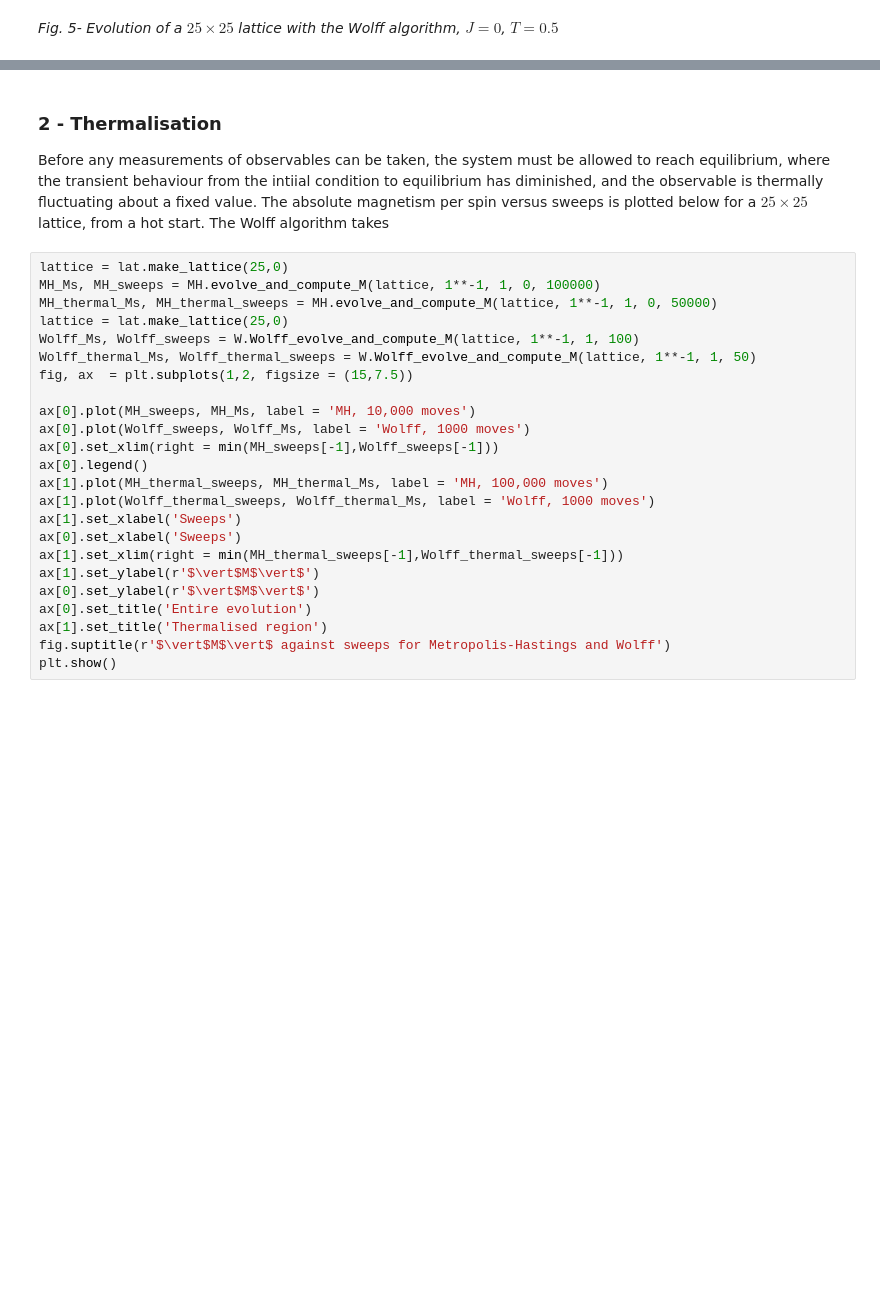
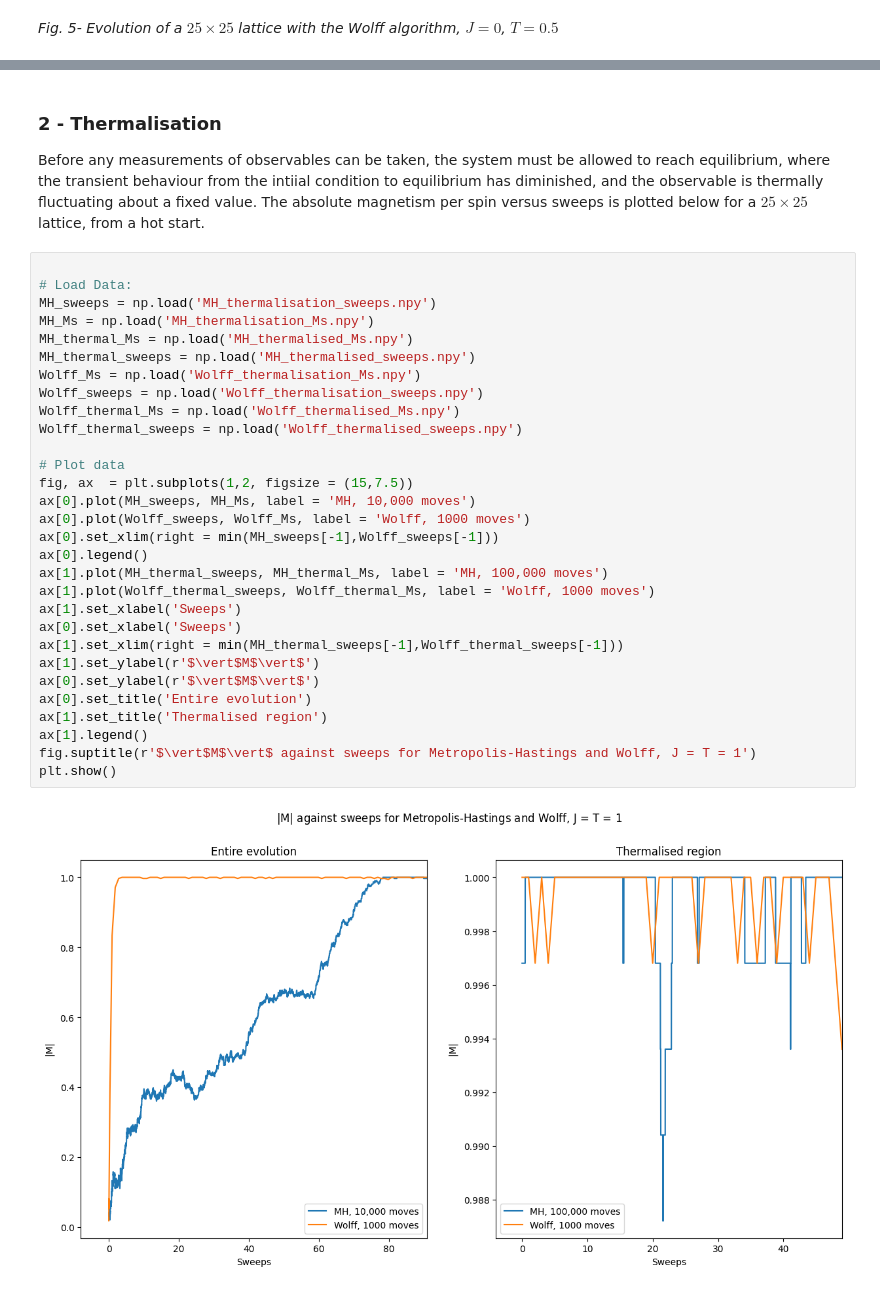
Before and after one commit to Part-II-Computational-Physics/cluster-algorithms-for-monte-carlo-jbd29, a Jupyter notebook: Report_final.ipynb, the cells around one changed output, grey strips where cells are left out. Saved outputs shown, nothing was run; the diff lists cells and outputs as text; blank space fills up the shorter version.

```diff
--- a/Report_final.ipynb
+++ b/Report_final.ipynb
@@ -377,28 +377,36 @@ Both algorithms lead to the progression of the lattice from its initial state to
 # %% [markdown]
 ### 2 - Thermalisation
 
-Before any measurements of observables can be taken, the system must be allowed to reach equilibrium, where the transient behaviour from the intiial condition to equilibrium has diminished, and the observable is thermally fluctuating about a fixed value. The absolute magnetism per spin versus sweeps is plotted below for a $25 \times 25$ lattice, from a hot start. The Wolff algorithm takes
+Before any measurements of observables can be taken, the system must be allowed to reach equilibrium, where the transient behaviour from the intiial condition to equilibrium has diminished, and the observable is thermally fluctuating about a fixed value. The absolute magnetism per spin versus sweeps is plotted below for a $25 \times 25$ lattice, from a hot start.
 # %%
-lattice = lat.make_lattice(25,0)
-MH_Ms, MH_sweeps = MH.evolve_and_compute_M(lattice, 1**-1, 1, 0, 100000)
-MH_thermal_Ms, MH_thermal_sweeps = MH.evolve_and_compute_M(lattice, 1**-1, 1, 0, 50000)
-lattice = lat.make_lattice(25,0)
-Wolff_Ms, Wolff_sweeps = W.Wolff_evolve_and_compute_M(lattice, 1**-1, 1, 100)
-Wolff_thermal_Ms, Wolff_thermal_sweeps = W.Wolff_evolve_and_compute_M(lattice, 1**-1, 1, 50)
+
+# Load Data:
+MH_sweeps = np.load('MH_thermalisation_sweeps.npy')
+MH_Ms = np.load('MH_thermalisation_Ms.npy')
+MH_thermal_Ms = np.load('MH_thermalised_Ms.npy')
+MH_thermal_sweeps = np.load('MH_thermalised_sweeps.npy')
+Wolff_Ms = np.load('Wolff_thermalisation_Ms.npy')
+Wolff_sweeps = np.load('Wolff_thermalisation_sweeps.npy')
+Wolff_thermal_Ms = np.load('Wolff_thermalised_Ms.npy')
+Wolff_thermal_sweeps = np.load('Wolff_thermalised_sweeps.npy')
+
+# Plot data
 fig, ax  = plt.subplots(1,2, figsize = (15,7.5))
-
 ax[0].plot(MH_sweeps, MH_Ms, label = 'MH, 10,000 moves')
 ax[0].plot(Wolff_sweeps, Wolff_Ms, label = 'Wolff, 1000 moves')
 ax[0].set_xlim(right = min(MH_sweeps[-1],Wolff_sweeps[-1]))
 ax[0].legend()
 ax[1].plot(MH_thermal_sweeps, MH_thermal_Ms, label = 'MH, 100,000 moves')
 ax[1].plot(Wolff_thermal_sweeps, Wolff_thermal_Ms, label = 'Wolff, 1000 moves')
 ax[1].set_xlabel('Sweeps')
 ax[0].set_xlabel('Sweeps')
 ax[1].set_xlim(right = min(MH_thermal_sweeps[-1],Wolff_thermal_sweeps[-1]))
 ax[1].set_ylabel(r'$\vert$M$\vert$')
 ax[0].set_ylabel(r'$\vert$M$\vert$')
 ax[0].set_title('Entire evolution')
 ax[1].set_title('Thermalised region')
-fig.suptitle(r'$\vert$M$\vert$ against sweeps for Metropolis-Hastings and Wolff')
+ax[1].legend()
+fig.suptitle(r'$\vert$M$\vert$ against sweeps for Metropolis-Hastings and Wolff, J = T = 1')
 plt.show()
+# %% [output]
+[figure, added]
```
Also changed, not shown: parts of 6 cells of this notebook.
